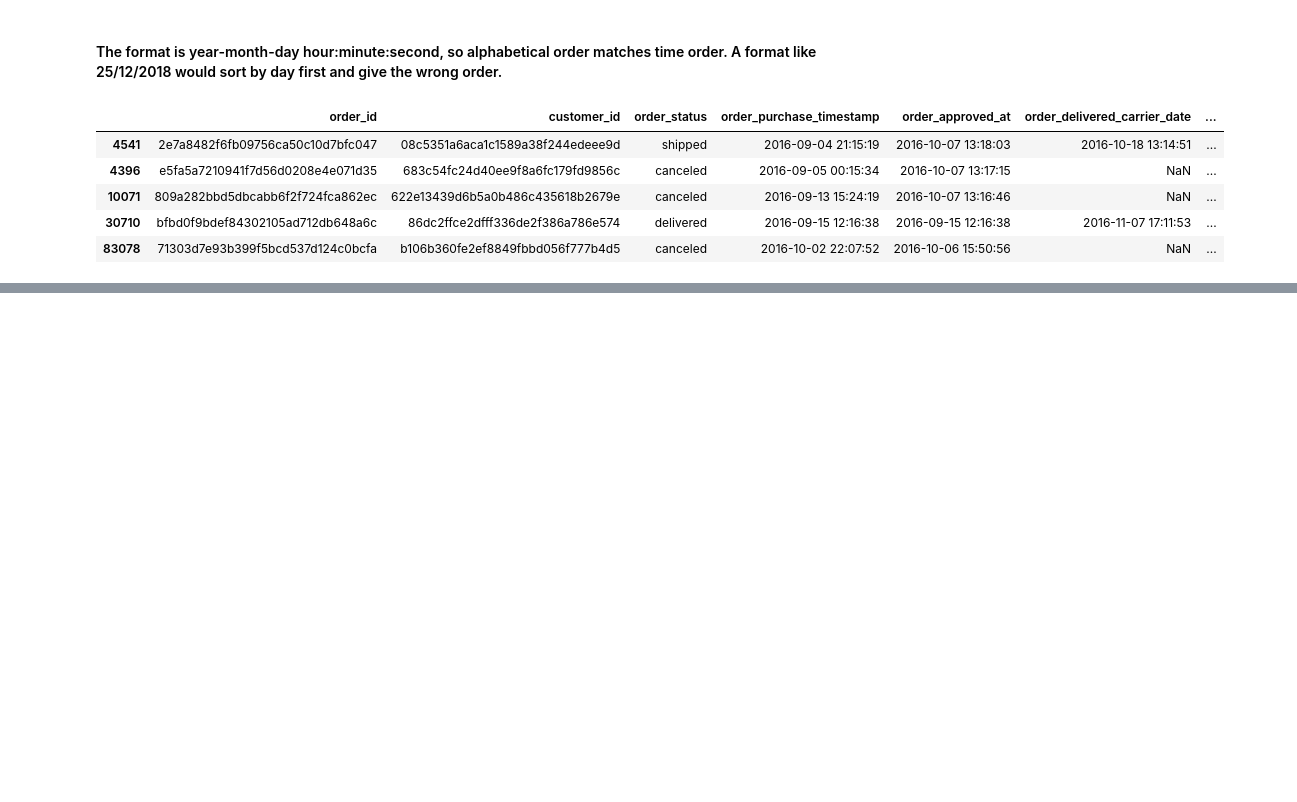
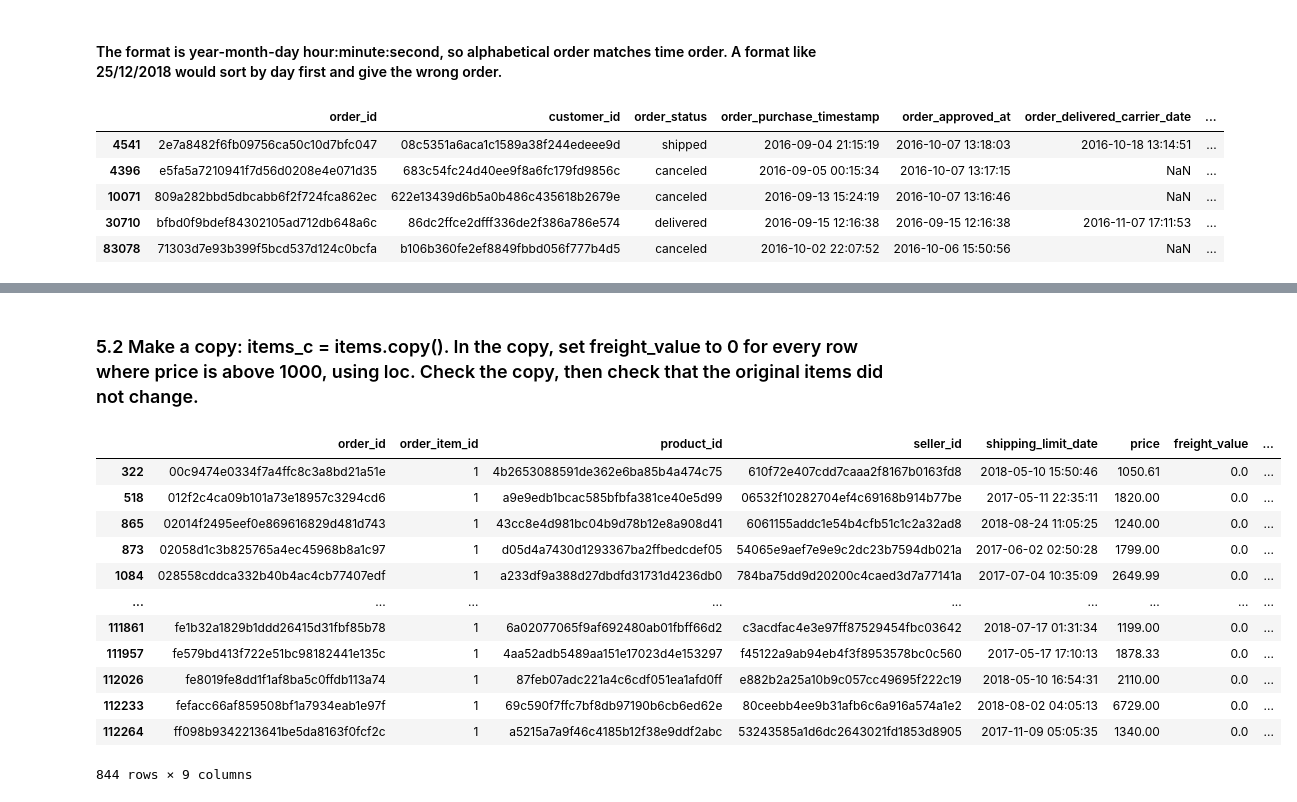
Before and after one commit to Lavishajagwani/Pandas_14_days, a Jupyter notebook: Notebooks/Day02.ipynb, the cells around one changed output, grey strips where cells are left out. Drawn from its saved outputs; the diff is of its cells as text; code cells hidden in the pictures; blank space fills up the shorter version.

Commit message:
Day 2: Copy-on-Write

```diff
--- a/Notebooks/Day02.ipynb
+++ b/Notebooks/Day02.ipynb
@@ -401,0 +431,20 @@ orders.sort_values(by='order_purchase_timestamp').head()
+# %% [markdown]
+### 5.2 Make a copy: items_c = items.copy(). In the copy, set freight_value to 0 for every row where price is above 1000, using loc. Check the copy, then check that the original items did not change.
+# %%
+items_c = items.copy()
+items_c.loc[items_c.price > 1000, "freight_value"] = 0
+items_c[items_c.price > 1000]
+# %% [output]
+|  | order_id | order_item_id | product_id | seller_id | shipping_limit_date | price | freight_value | ... |
+| 322 | 00c9474e0334f7a4ffc8c3a8bd21a51e | 1 | 4b2653088591de362e6ba85b4a474c75 | 610f72e407cdd7caaa2f8167b0163fd8 | 2018-05-10 15:50:46 | 1050.61 | 0.0 | ... |
+| 518 | 012f2c4ca09b101a73e18957c3294cd6 | 1 | a9e9edb1bcac585bfbfa381ce40e5d99 | 06532f10282704ef4c69168b914b77be | 2017-05-11 22:35:11 | 1820.00 | 0.0 | ... |
+| 865 | 02014f2495eef0e869616829d481d743 | 1 | 43cc8e4d981bc04b9d78b12e8a908d41 | 6061155addc1e54b4cfb51c1c2a32ad8 | 2018-08-24 11:05:25 | 1240.00 | 0.0 | ... |
+| 873 | 02058d1c3b825765a4ec45968b8a1c97 | 1 | d05d4a7430d1293367ba2ffbedcdef05 | 54065e9aef7e9e9c2dc23b7594db021a | 2017-06-02 02:50:28 | 1799.00 | 0.0 | ... |
+| 1084 | 028558cddca332b40b4ac4cb77407edf | 1 | a233df9a388d27dbdfd31731d4236db0 | 784ba75dd9d20200c4caed3d7a77141a | 2017-07-04 10:35:09 | 2649.99 | 0.0 | ... |
+| ... | ... | ... | ... | ... | ... | ... | ... | ... |
+| 111861 | fe1b32a1829b1ddd26415d31fbf85b78 | 1 | 6a02077065f9af692480ab01fbff66d2 | c3acdfac4e3e97ff87529454fbc03642 | 2018-07-17 01:31:34 | 1199.00 | 0.0 | ... |
+| 111957 | fe579bd413f722e51bc98182441e135c | 1 | 4aa52adb5489aa151e17023d4e153297 | f45122a9ab94eb4f3f8953578bc0c560 | 2017-05-17 17:10:13 | 1878.33 | 0.0 | ... |
+| 112026 | fe8019fe8dd1f1af8ba5c0ffdb113a74 | 1 | 87feb07adc221a4c6cdf051ea1afd0ff | e882b2a25a10b9c057cc49695f222c19 | 2018-05-10 16:54:31 | 2110.00 | 0.0 | ... |
+| 112233 | fefacc66af859508bf1a7934eab1e97f | 1 | 69c590f7ffc7bf8db97190b6cb6ed62e | 80ceebb4ee9b31afb6c6a916a574a1e2 | 2018-08-02 04:05:13 | 6729.00 | 0.0 | ... |
+| 112264 | ff098b9342213641be5da8163f0fcf2c | 1 | a5215a7a9f46c4185b12f38e9ddf2abc | 53243585a1d6dc2643021fd1853d8905 | 2017-11-09 05:05:35 | 1340.00 | 0.0 | ... |
+844 rows × 9 columns
```
Also changed, not shown: parts of 17 cells of this notebook.
